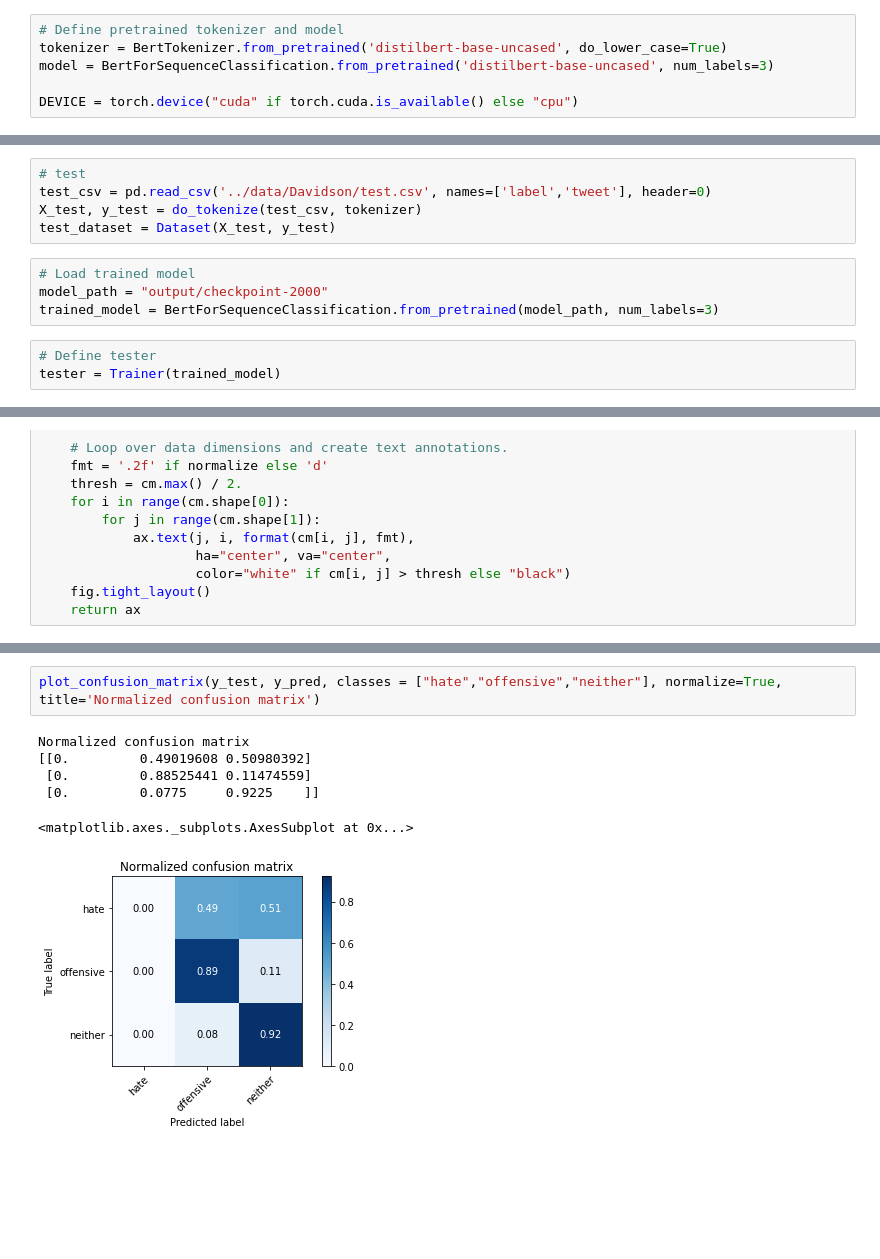
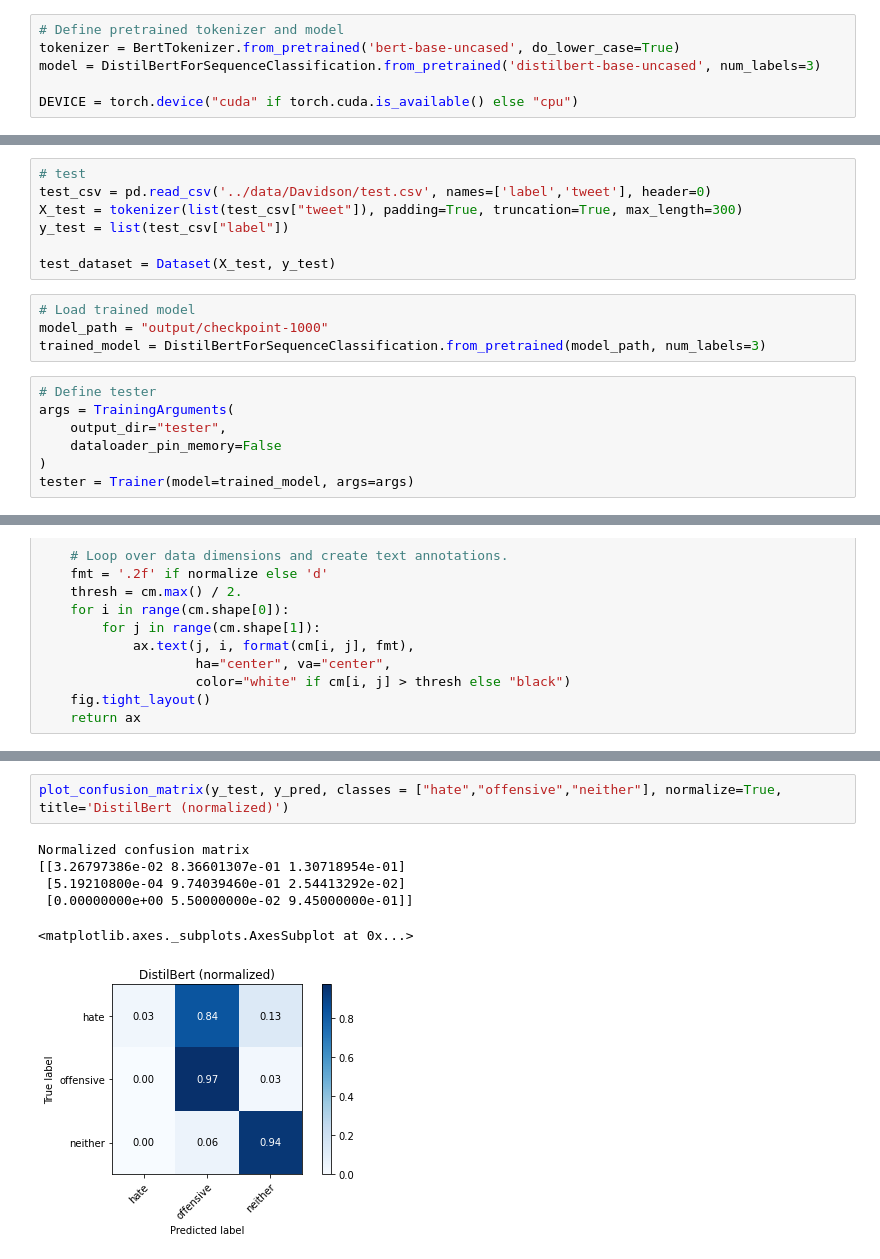
Before and after one commit to chkern/tweet-annotation-sensitivity, a Jupyter notebook: models/nn_models/bert2.ipynb, the cells around one changed output, grey strips where cells are left out. Drawn from its saved outputs; the diff is of its cells as text; blank space fills up the shorter version.

Commit message:
update max_length param, now both models working

```diff
--- a/models/nn_models/bert2.ipynb
+++ b/models/nn_models/bert2.ipynb
@@ -69,7 +48,7 @@ def do_tokenize(csv, tokenizer):
 # %%
 # Define pretrained tokenizer and model
-tokenizer = BertTokenizer.from_pretrained('distilbert-base-uncased', do_lower_case=True)
-model = BertForSequenceClassification.from_pretrained('distilbert-base-uncased', num_labels=3)
+tokenizer = BertTokenizer.from_pretrained('bert-base-uncased', do_lower_case=True)
+model = DistilBertForSequenceClassification.from_pretrained('distilbert-base-uncased', num_labels=3)
 
 DEVICE = torch.device("cuda" if torch.cuda.is_available() else "cpu")
 # %% [output]
@@ -151,15 +161,21 @@ trainer.train()
 # %%
 # test
 test_csv = pd.read_csv('../data/Davidson/test.csv', names=['label','tweet'], header=0)
-X_test, y_test = do_tokenize(test_csv, tokenizer)
+X_test = tokenizer(list(test_csv["tweet"]), padding=True, truncation=True, max_length=300)
+y_test = list(test_csv["label"])
+
 test_dataset = Dataset(X_test, y_test)
 # %%
 # Load trained model
-model_path = "output/checkpoint-2000"
-trained_model = BertForSequenceClassification.from_pretrained(model_path, num_labels=3)
+model_path = "output/checkpoint-1000"
+trained_model = DistilBertForSequenceClassification.from_pretrained(model_path, num_labels=3)
 # %%
 # Define tester
-tester = Trainer(trained_model)
+args = TrainingArguments(
+    output_dir="tester",
+    dataloader_pin_memory=False
+)
+tester = Trainer(model=trained_model, args=args)
 # %%
 # Make prediction
 raw_pred, _, _ = tester.predict(test_dataset)
@@ -221,9 +250,9 @@ def plot_confusion_matrix(y_true, y_pred, classes, normalize=False, title=None,
 # %%
-plot_confusion_matrix(y_test, y_pred, classes = ["hate","offensive","neither"], normalize=True, title='Normalized confusion matrix')
+plot_confusion_matrix(y_test, y_pred, classes = ["hate","offensive","neither"], normalize=True, title='DistilBert (normalized)')
 # %% [output]
 Normalized confusion matrix
-[[0.         0.49019608 0.50980392]
- [0.         0.88525441 0.11474559]
- [0.         0.0775     0.9225    ]]
+[[3.26797386e-02 8.36601307e-01 1.30718954e-01]
+ [5.19210800e-04 9.74039460e-01 2.54413292e-02]
+ [0.00000000e+00 5.50000000e-02 9.45000000e-01]]
 <matplotlib.axes._subplots.AxesSubplot at 0x...>
-[figure, old version]
+[figure, new version]
```
Also changed, not shown: parts of 14 cells of this notebook, 1 other file.
